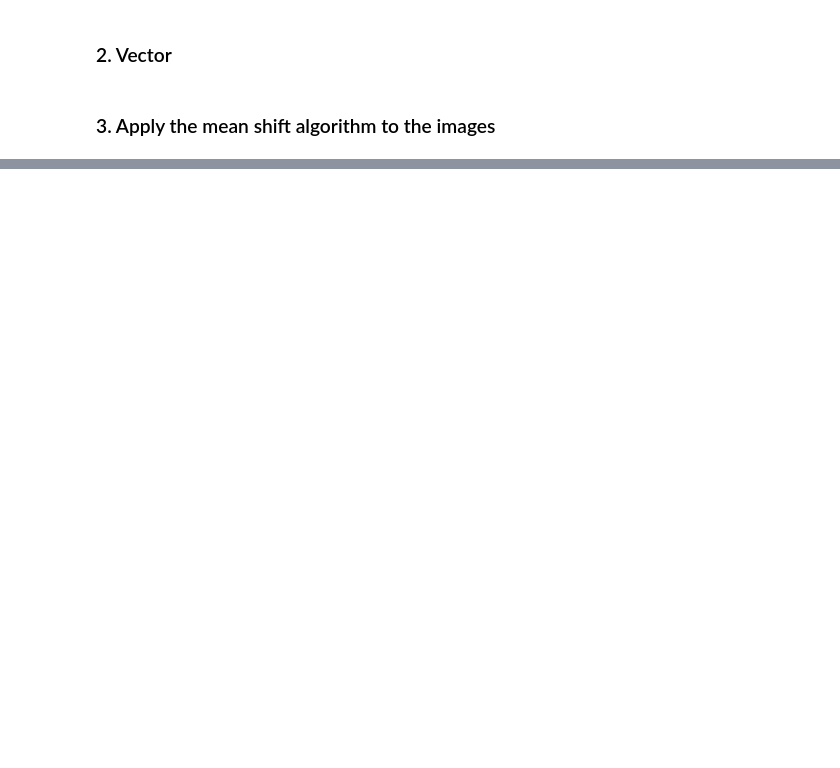
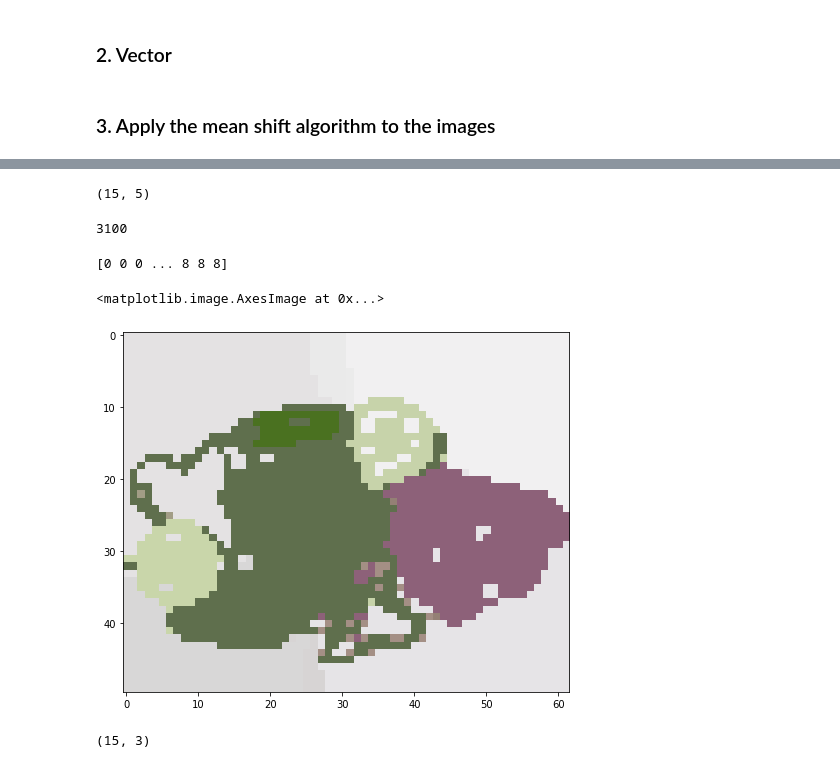
Before and after one commit to yeb2Binfang/DS_GY_3001_CV, a Jupyter notebook: HW/HW3/homework3.ipynb, the cells around one changed output, grey strips where cells are left out. Drawn from its saved outputs; the diff is of its cells as text; code cells hidden in the pictures; blank space fills up the shorter version.

```diff
--- a/HW/HW3/homework3.ipynb
+++ b/HW/HW3/homework3.ipynb
@@ -294,2 +321,26 @@ from skimage.color import rgb2lab,lab2rgb
 # %% [markdown]
 ### 3. Apply the mean shift algorithm to the images
+# %%
+
+# TODO: uncomment when completed
+# def flat_g(r):
+#     # epanechnikov
+#     if r>1:
+#         return 0
+#     else:
+#         return 1
+
+
+MIN_DISTANCE = .01
+GROUP_DISTANCE_TOLERANCE = 1
+bandwidths = np.array([10,10,10,5,5]) # flat
+g = gaussian_g
+
+# Use the MS function from the previous section to compute a meaningful
+# segmentation of the image. Visualize the results as an image by replacing the
+# color values of the pixels associated to each mode by the color of the mode.
+# You can also try our algorithm on different (small) images.
+
+data_new = MS_point(data,bandwidths)
+assignment = group_points(data_new,bandwidths)
+modes,classification_image = find_modes(data_new,assignment)
@@ -295,0 +358,32 @@ from skimage.color import rgb2lab,lab2rgb
+# %%
+modes1 = np.copy(modes)
+# %%
+print(modes1.shape)
+# %% [output]
+(15, 5)
+# %%
+print(len(assignment))
+# %% [output]
+3100
+# %%
+assignment1 = np.array(assignment)
+# %%
+print(assignment1)
+# %% [output]
+[0 0 0 ... 8 8 8]
+# %%
+modes2 = modes1[:,:3]
+
+assignment_r = assignment1.reshape([ydim,xdim]).T
+lab_new = modes2[assignment_r]
+
+img_new = lab2rgb(lab_new)
+plt.figure(figsize=(8,8)) # this allows you to control the size of the displayed image
+plt.imshow(img_new)
+# %% [output]
+<matplotlib.image.AxesImage at 0x...>
+[figure, added]
+# %%
+print(modes2.shape)
+# %% [output]
+(15, 3)
```
Also changed, not shown: parts of 45 cells of this notebook.
